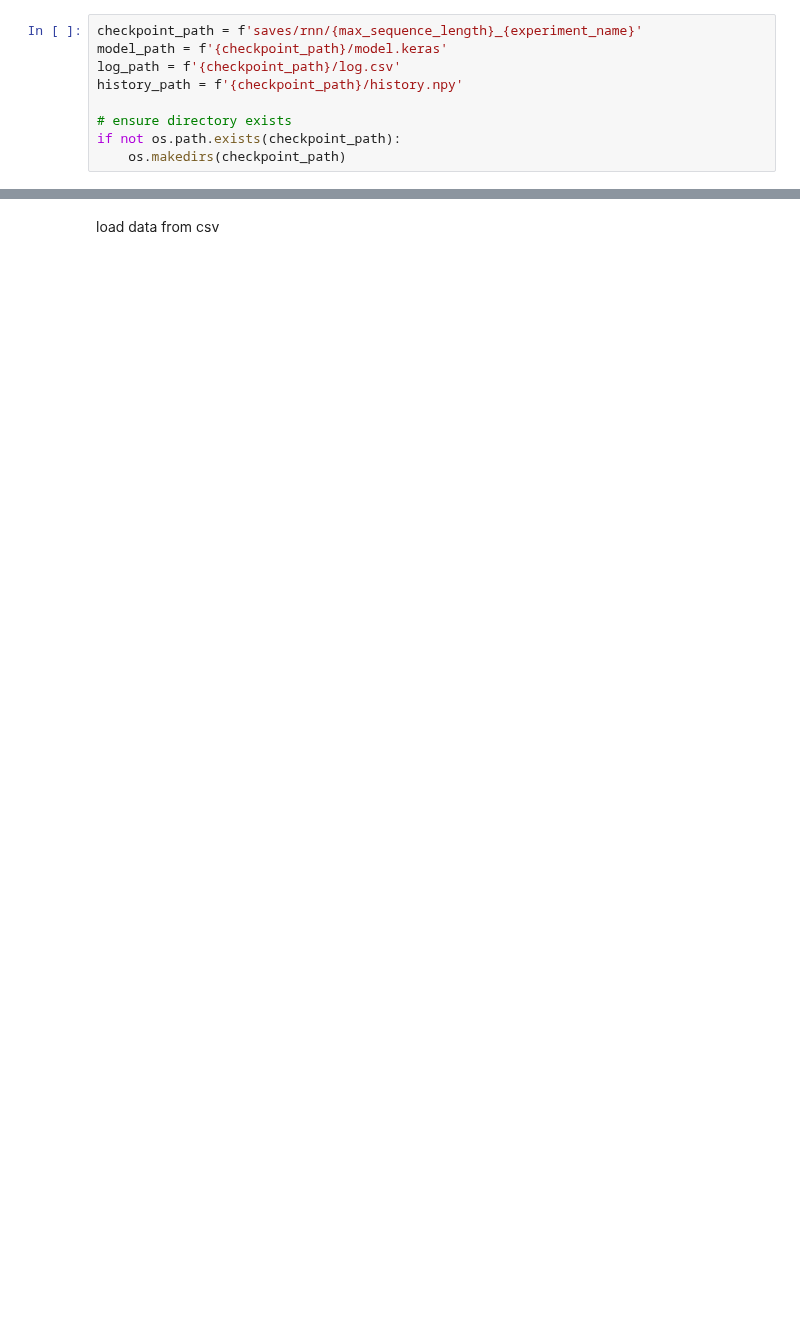
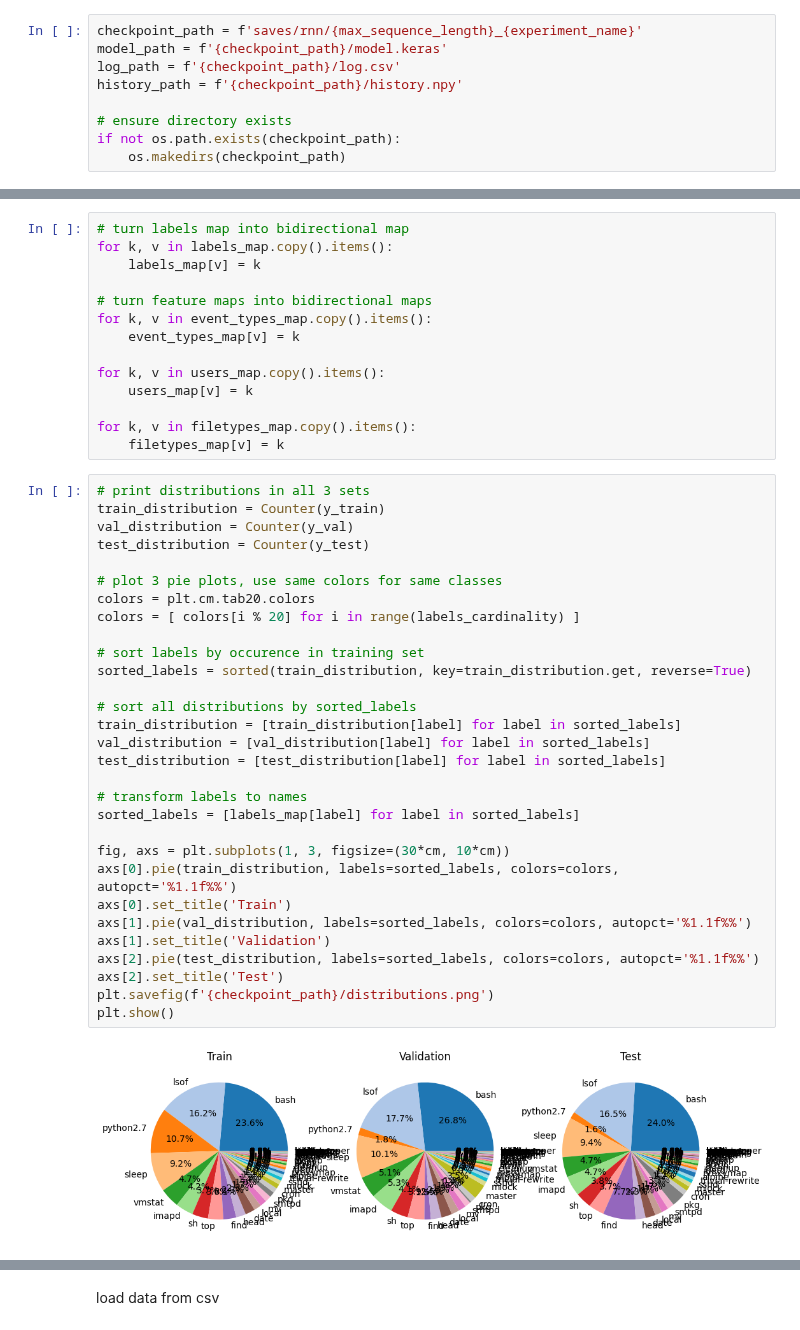
Before and after one commit to JannikRosendahl/bachelor_thesis_models, a Jupyter notebook: rnn.ipynb, the cells around one changed output, grey strips where cells are left out. Cells and saved outputs as stored; diff of their text form; blank space fills up the shorter version.

```diff
--- a/rnn.ipynb
+++ b/rnn.ipynb
@@ -35,0 +262,46 @@ if not os.path.exists(checkpoint_path):
+# %%
+# turn labels map into bidirectional map
+for k, v in labels_map.copy().items():
+    labels_map[v] = k
+
+# turn feature maps into bidirectional maps
+for k, v in event_types_map.copy().items():
+    event_types_map[v] = k
+
+for k, v in users_map.copy().items():
+    users_map[v] = k
+
+for k, v in filetypes_map.copy().items():
+    filetypes_map[v] = k
+# %%
+# print distributions in all 3 sets
+train_distribution = Counter(y_train)
+val_distribution = Counter(y_val)
+test_distribution = Counter(y_test)
+
+# plot 3 pie plots, use same colors for same classes
+colors = plt.cm.tab20.colors
+colors = [ colors[i % 20] for i in range(labels_cardinality) ]
+
+# sort labels by occurence in training set
+sorted_labels = sorted(train_distribution, key=train_distribution.get, reverse=True)
+
+# sort all distributions by sorted_labels
+train_distribution = [train_distribution[label] for label in sorted_labels]
+val_distribution = [val_distribution[label] for label in sorted_labels]
+test_distribution = [test_distribution[label] for label in sorted_labels]
+
+# transform labels to names
+sorted_labels = [labels_map[label] for label in sorted_labels]
+
+fig, axs = plt.subplots(1, 3, figsize=(30*cm, 10*cm))
+axs[0].pie(train_distribution, labels=sorted_labels, colors=colors, autopct='%1.1f%%')
+axs[0].set_title('Train')
+axs[1].pie(val_distribution, labels=sorted_labels, colors=colors, autopct='%1.1f%%')
+axs[1].set_title('Validation')
+axs[2].pie(test_distribution, labels=sorted_labels, colors=colors, autopct='%1.1f%%')
+axs[2].set_title('Test')
+plt.savefig(f'{checkpoint_path}/distributions.png')
+plt.show()
+# %% [output]
+[figure, added]
```
Also changed, not shown: parts of 27 cells of this notebook, 7 other files.
